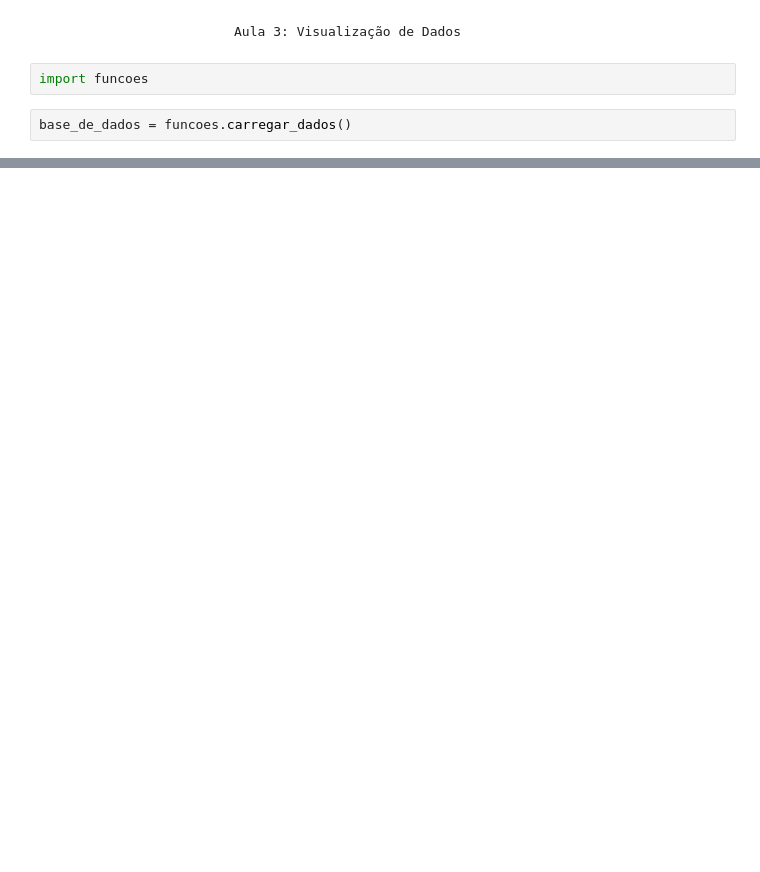
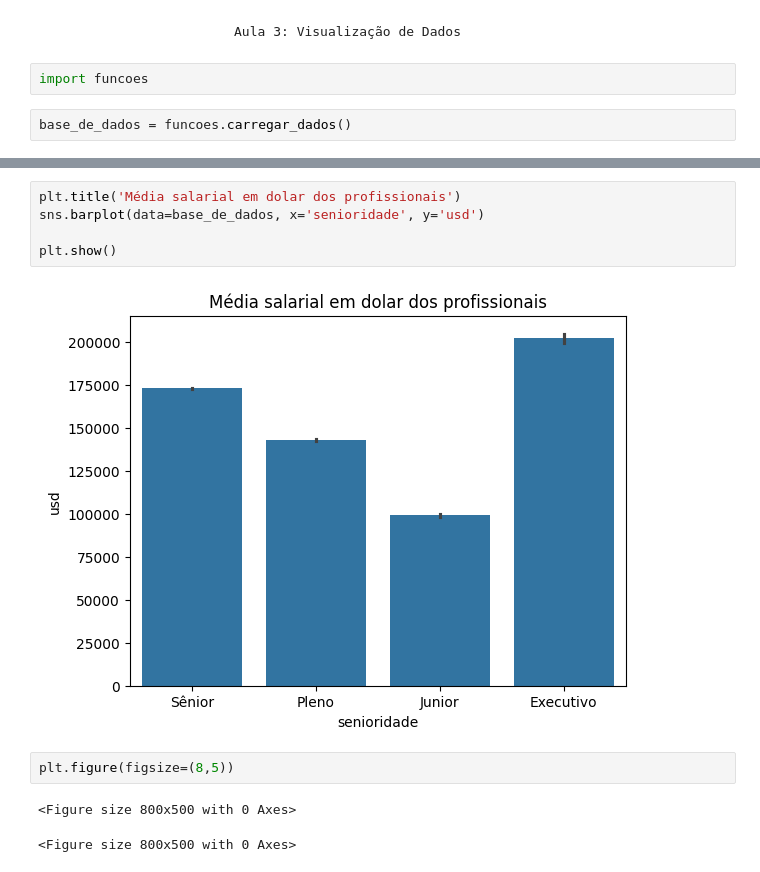
Before and after one commit to caikedomingues/Imers-o-dados-da-alura, a Jupyter notebook: aula3.ipynb, the cells around one changed output, grey strips where cells are left out. Cells and saved outputs as stored; diff of their text form; blank space fills up the shorter version.

```diff
--- a/aula3.ipynb
+++ b/aula3.ipynb
@@ -30,0 +25,12 @@ dtype: int64
+# %%
+plt.title('Média salarial em dolar dos profissionais')
+sns.barplot(data=base_de_dados, x='senioridade', y='usd')
+
+plt.show()
+# %% [output]
+[figure, added]
+# %%
+plt.figure(figsize=(8,5))
+# %% [output]
+<Figure size 800x500 with 0 Axes>
+<Figure size 800x500 with 0 Axes>
```
Also changed, not shown: parts of 3 cells of this notebook.
